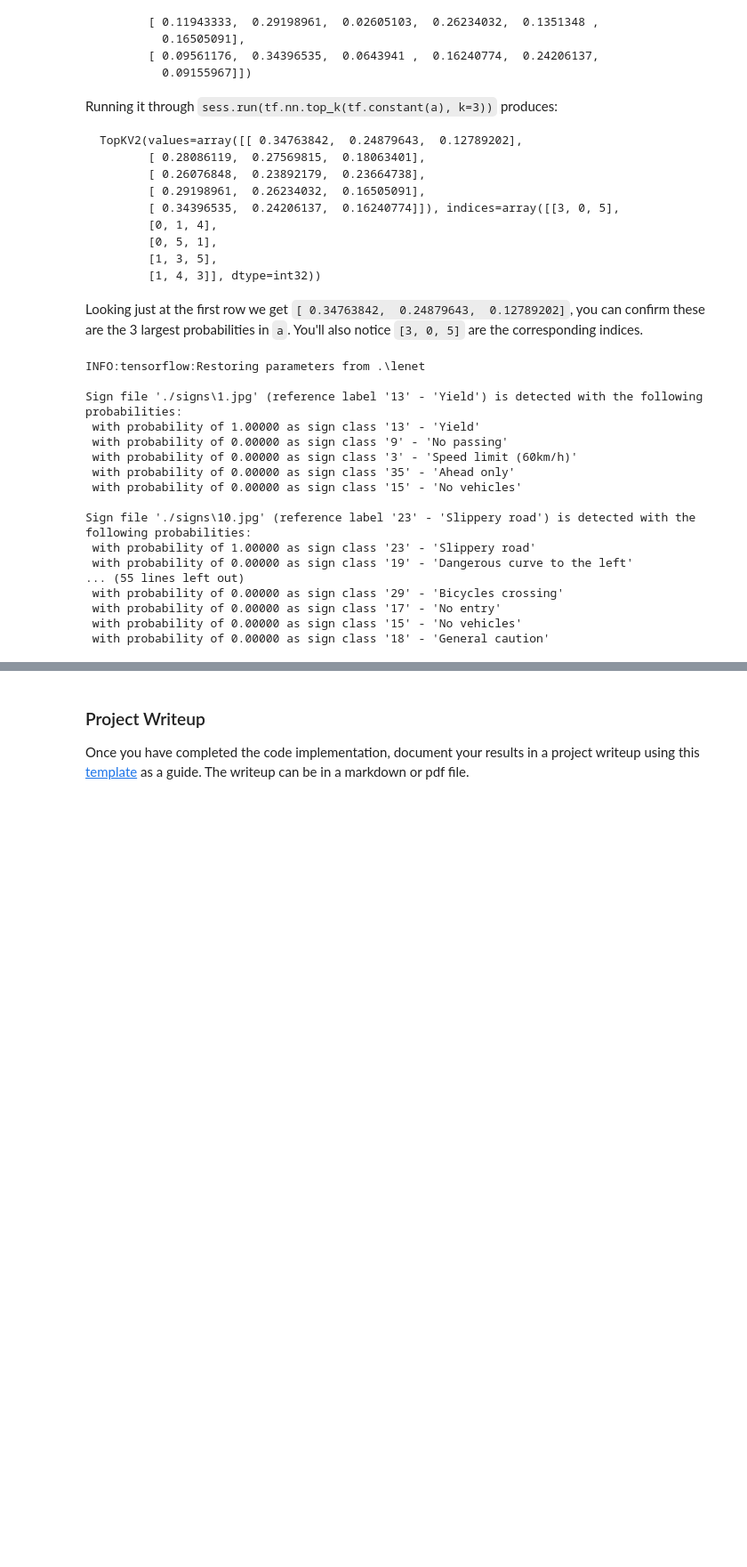
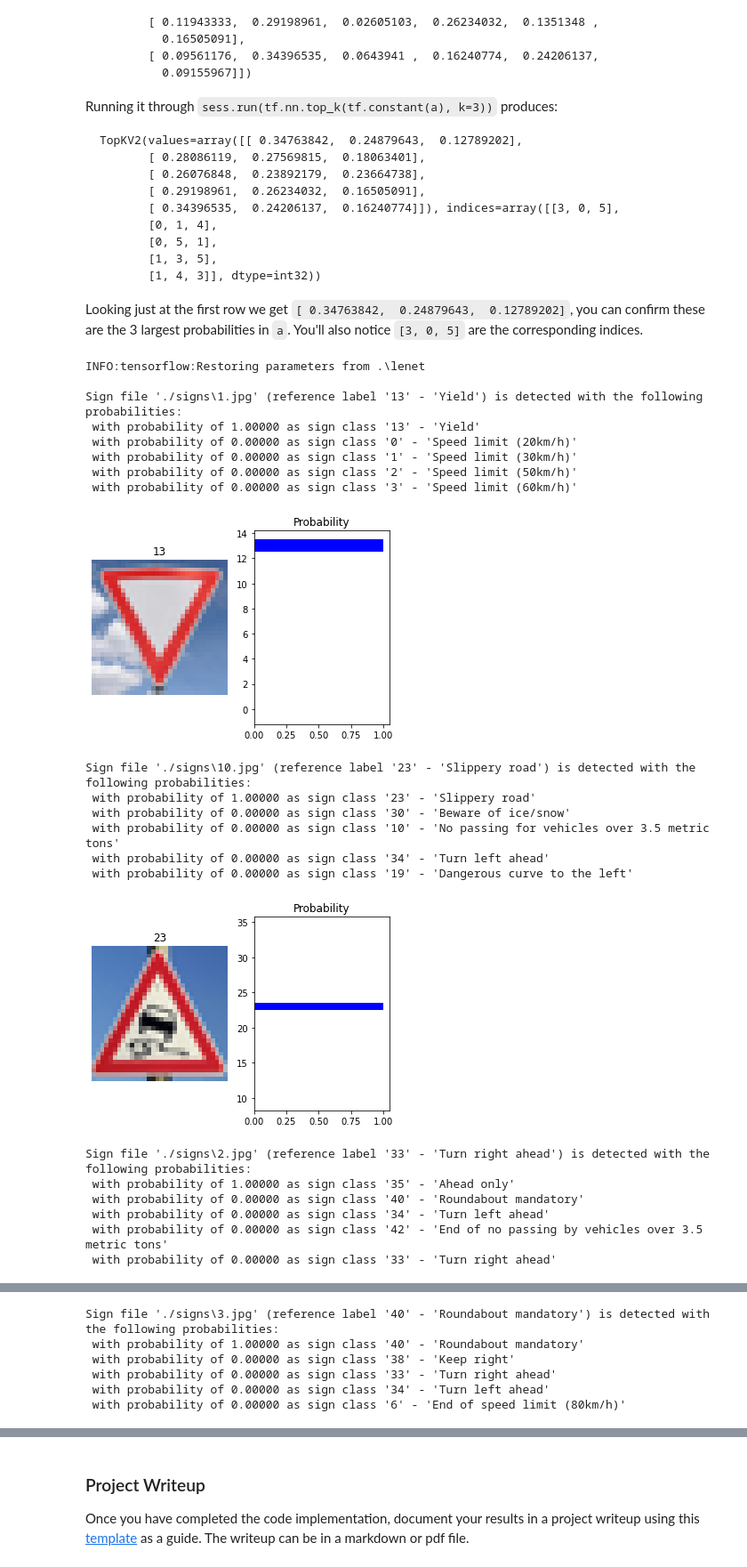
Before and after one commit to serhiy-smirnov/CarND-Traffic-Sign-Classifier-Project, a Jupyter notebook: Traffic_Sign_Classifier.ipynb, the cells around one changed output, grey strips where cells are left out. Shown at 89% size. Cells and saved outputs as stored; diff of their text form; code cells hidden in the pictures; blank space fills up the shorter version.

```diff
--- a/Traffic_Sign_Classifier.ipynb
+++ b/Traffic_Sign_Classifier.ipynb
@@ -606,37 +606,56 @@ Looking just at the first row we get `[ 0.34763842,  0.24879643,  0.12789202]`,
 # %%
 ### Print out the top five softmax probabilities for the predictions on the German traffic sign images found on the web.
 ### Feel free to use as many code cells as needed.
 
 with tf.Session() as sess:
     saver.restore(sess, tf.train.latest_checkpoint('.'))
 
     predicted_result = np.vstack(predict(processed_images))
     #print(predicted_result)
 
     values, indices = sess.run(tf.nn.top_k(tf.constant(predicted_result), k=5))
     #print(values, indices)
 
     for sign_path, reference_label, probabilities, sign_classes in zip(src_paths, reference_labels, values, indices):
 
+        # Visualize as text
+
         print("\nSign file '{}' (reference label '{}' - '{}') is detected with the following probabilities:".format(sign_path, reference_label, sign_names["SignName"][reference_label]))
 
         for probability, sign_class in zip(probabilities, sign_classes):
             print(" with probability of {:.5f} as sign class '{}' - '{}'".format(probability, sign_class, sign_names["SignName"][sign_class]))
+
+        # Visualize picture and bar chart with probabilities per sign class
+        plt.subplot(1, 2, 1)
+        plt.title(str(reference_label)) # displays the sign class
+        plt.axis('off')
+        plt.imshow(Image.open(sign_path).resize((32,32)))
+
+        freq_plot = plt.subplot(1, 2, 2)
+        freq_plot.set_title('Probability')
+        freq_plot.barh(sign_classes, probabilities, 1, color='b')
+
+        plt.show()
 # %% [output]
 INFO:tensorflow:Restoring parameters from .\lenet
 
 Sign file './signs\1.jpg' (reference label '13' - 'Yield') is detected with the following probabilities:
  with probability of 1.00000 as sign class '13' - 'Yield'
- with probability of 0.00000 as sign class '9' - 'No passing'
+ with probability of 0.00000 as sign class '0' - 'Speed limit (20km/h)'
+ with probability of 0.00000 as sign class '1' - 'Speed limit (30km/h)'
+ with probability of 0.00000 as sign class '2' - 'Speed limit (50km/h)'
  with probability of 0.00000 as sign class '3' - 'Speed limit (60km/h)'
- with probability of 0.00000 as sign class '35' - 'Ahead only'
- with probability of 0.00000 as sign class '15' - 'No vehicles'
-
-Sign file './signs\10.jpg' (reference label '23' - 'Slippery road') is detected with the following probabilities:
- with probability of 1.00000 as sign class '23' - 'Slippery road'
- with probability of 0.00000 as sign class '19' - 'Dangerous curve to the left'
-... (55 lines left out)
- with probability of 0.00000 as sign class '29' - 'Bicycles crossing'
- with probability of 0.00000 as sign class '17' - 'No entry'
- with probability of 0.00000 as sign class '15' - 'No vehicles'
- with probability of 0.00000 as sign class '18' - 'General caution'
+[figure, added]
+Sign file './signs\10.jpg' (reference label '23' - 'Slippery road') is detected with the following probabilities:
+ with probability of 1.00000 as sign class '23' - 'Slippery road'
+ with probability of 0.00000 as sign class '30' - 'Beware of ice/snow'
+ with probability of 0.00000 as sign class '10' - 'No passing for vehicles over 3.5 metric tons'
+ with probability of 0.00000 as sign class '34' - 'Turn left ahead'
+ with probability of 0.00000 as sign class '19' - 'Dangerous curve to the left'
+[figure, added]
+Sign file './signs\2.jpg' (reference label '33' - 'Turn right ahead') is detected with the following probabilities:
+ with probability of 1.00000 as sign class '35' - 'Ahead only'
+ with probability of 0.00000 as sign class '40' - 'Roundabout mandatory'
+ with probability of 0.00000 as sign class '34' - 'Turn left ahead'
+ with probability of 0.00000 as sign class '42' - 'End of no passing by vehicles over 3.5 metric tons'
+ with probability of 0.00000 as sign class '33' - 'Turn right ahead'
@@ -642,0 +663,6 @@ Sign file './signs\10.jpg' (reference label '23' - 'Slippery road') is detected
+Sign file './signs\3.jpg' (reference label '40' - 'Roundabout mandatory') is detected with the following probabilities:
+ with probability of 1.00000 as sign class '40' - 'Roundabout mandatory'
+ with probability of 0.00000 as sign class '38' - 'Keep right'
+ with probability of 0.00000 as sign class '33' - 'Turn right ahead'
+ with probability of 0.00000 as sign class '34' - 'Turn left ahead'
+ with probability of 0.00000 as sign class '6' - 'End of speed limit (80km/h)'
```
Also changed, not shown: parts of 5 cells of this notebook, 4 other files.
